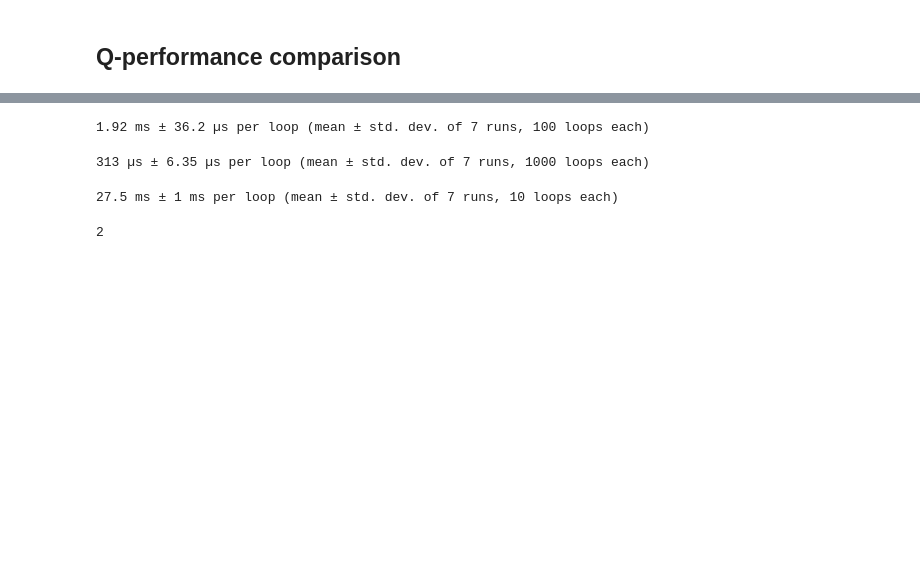
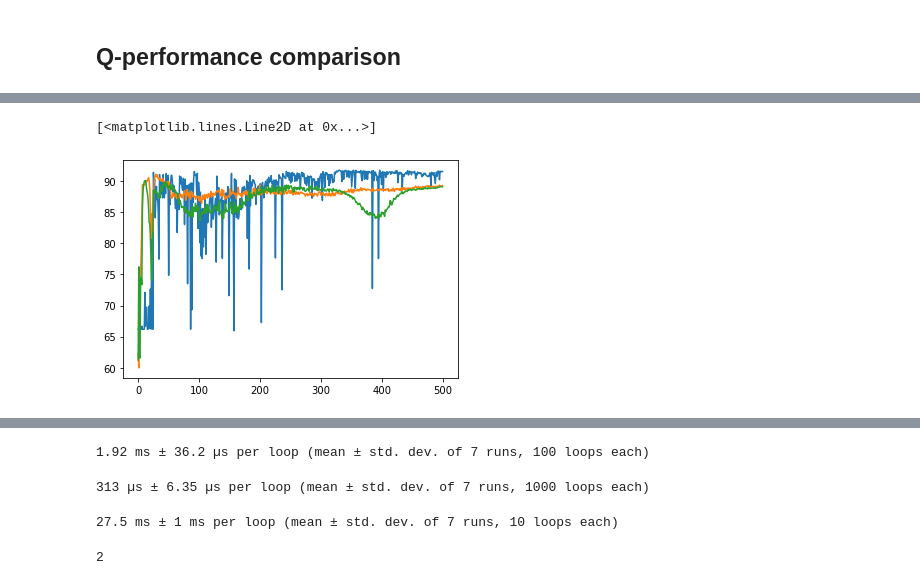
Before and after one commit to majkee15/credit_collections_rl, a Jupyter notebook: learning/notebooks/q_performance_comparison.ipynb, the cells around one changed output, grey strips where cells are left out. Drawn from its saved outputs; the diff is of its cells as text; code cells hidden in the pictures; blank space fills up the shorter version.

```diff
--- a/learning/notebooks/q_performance_comparison.ipynb
+++ b/learning/notebooks/q_performance_comparison.ipynb
@@ -60,0 +123,5 @@ plt.colorbar()
+# %%
+# AGENTS = ['DQN-0', 'SPLINE-0', 'MONOSPLINE-0']
+AGENTS = os.listdir(os.path.join(ldr.repo, 'models'))[1:]
+
+vals = value_names(ldr, AGENTS, portfolio, n_jobs=45, log_num=0, niter= 5000, w_points = 100, l_points=100, lam_lim=5)
@@ -60,0 +200,11 @@ plt.colorbar()
+# %%
+ag1 = [vals[0][i][0] for i in range(len(vals[0]))]
+ag2 = [vals[1][i][0] for i in range(len(vals[0]))]
+ag3 = [vals[2][i][0] for i in range(len(vals[0]))]
+# %%
+plt.plot(ag1)
+plt.plot(ag2)
+plt.plot(ag3)
+# %% [output]
+[<matplotlib.lines.Line2D at 0x...>]
+[figure, added]
```
Also changed, not shown: parts of 30 cells of this notebook, 5 other files.
